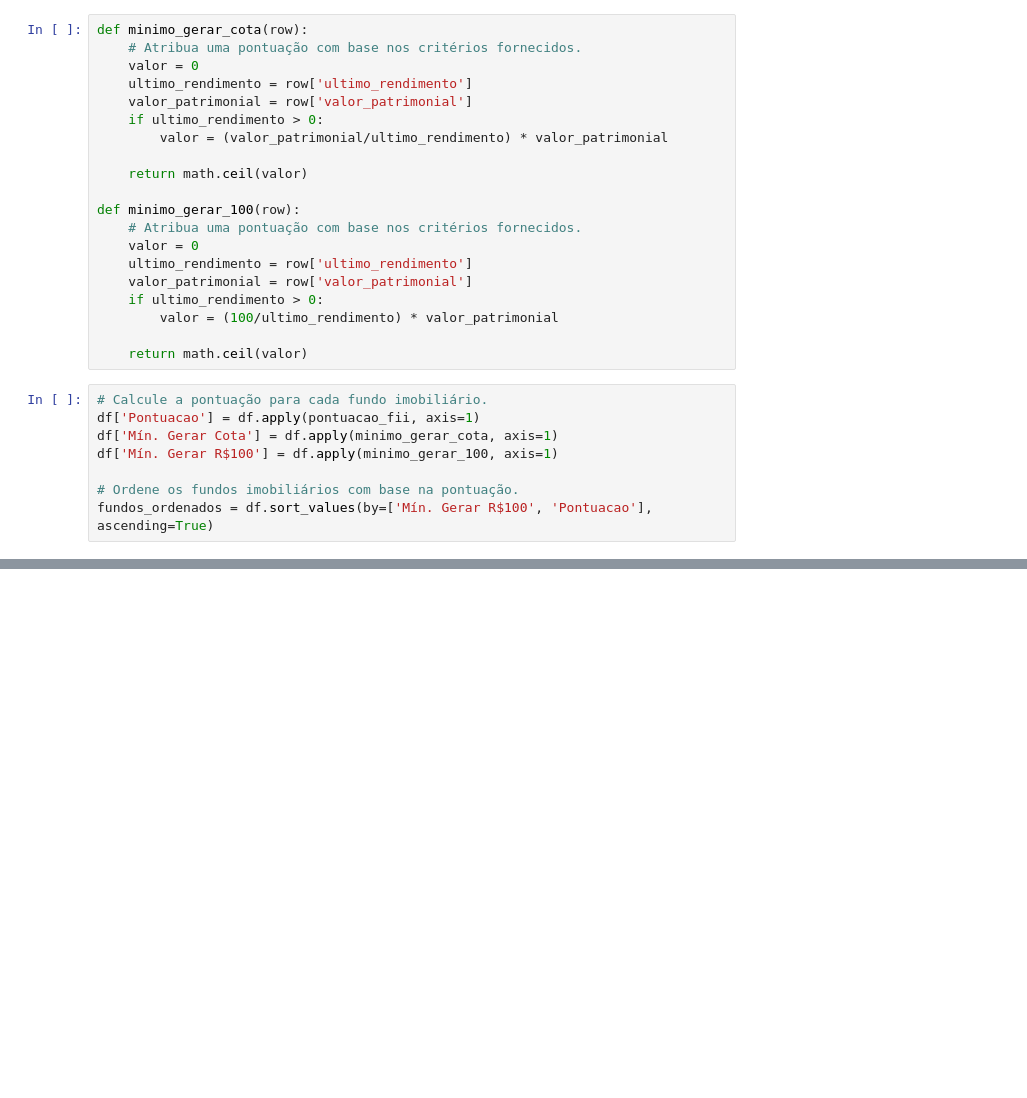
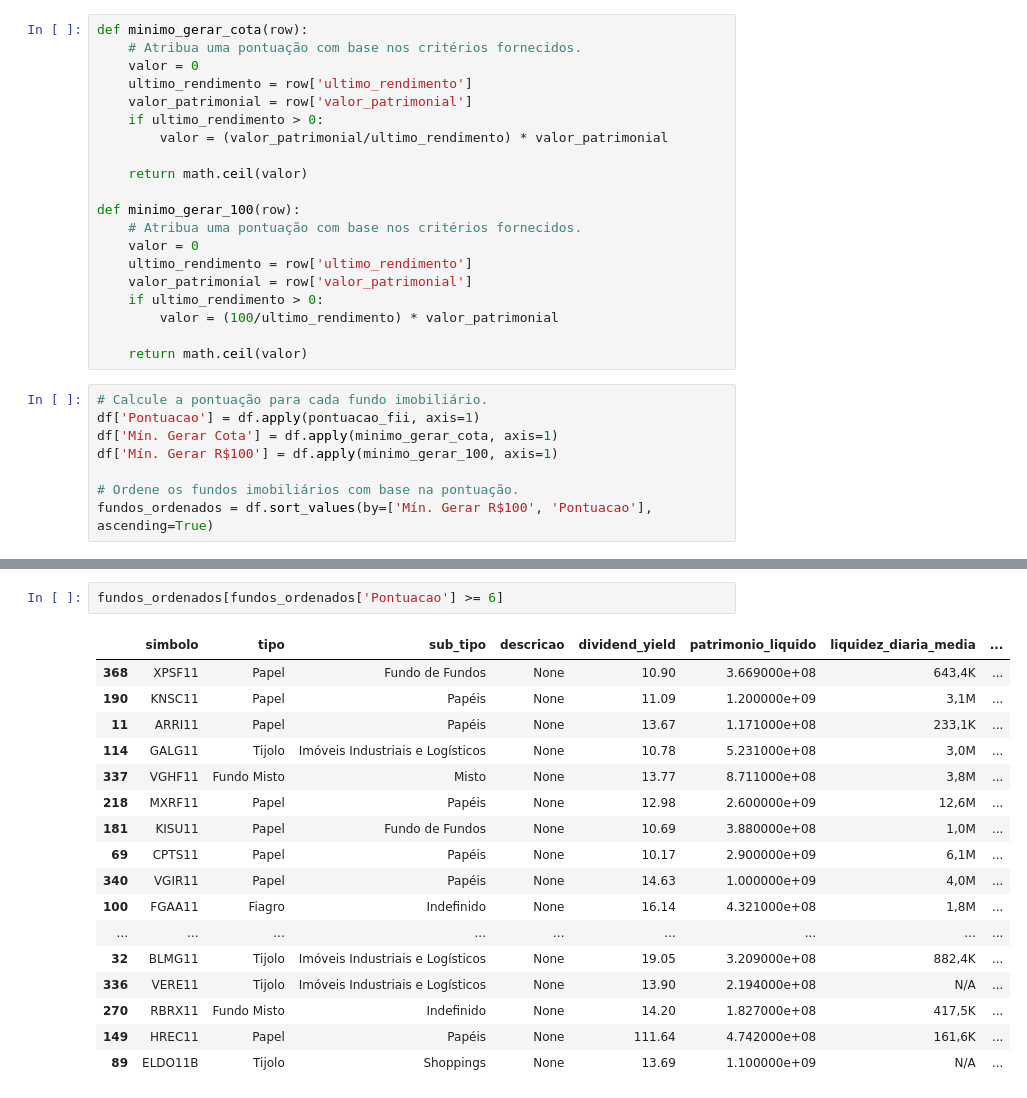
Before and after one commit to felippetadeu/analise_fundos_imobiliarios, a Jupyter notebook: notebooks/Untitled.ipynb, the cells around one changed output, grey strips where cells are left out. Saved outputs shown, nothing was run; the diff lists cells and outputs as text; blank space fills up the shorter version.

```diff
--- a/notebooks/Untitled.ipynb
+++ b/notebooks/Untitled.ipynb
@@ -132,0 +141,20 @@ fundos_ordenados[fundos_ordenados['Pontuacao'] >= 5]
+# %%
+fundos_ordenados[fundos_ordenados['Pontuacao'] >= 6]
+# %% [output]
+|  | simbolo | tipo | sub_tipo | descricao | dividend_yield | patrimonio_liquido | liquidez_diaria_media | ... |
+| 368 | XPSF11 | Papel | Fundo de Fundos | None | 10.90 | 3.669000e+08 | 643,4K | ... |
+| 190 | KNSC11 | Papel | Papéis | None | 11.09 | 1.200000e+09 | 3,1M | ... |
+| 11 | ARRI11 | Papel | Papéis | None | 13.67 | 1.171000e+08 | 233,1K | ... |
+| 114 | GALG11 | Tijolo | Imóveis Industriais e Logísticos | None | 10.78 | 5.231000e+08 | 3,0M | ... |
+| 337 | VGHF11 | Fundo Misto | Misto | None | 13.77 | 8.711000e+08 | 3,8M | ... |
+| 218 | MXRF11 | Papel | Papéis | None | 12.98 | 2.600000e+09 | 12,6M | ... |
+| 181 | KISU11 | Papel | Fundo de Fundos | None | 10.69 | 3.880000e+08 | 1,0M | ... |
+| 69 | CPTS11 | Papel | Papéis | None | 10.17 | 2.900000e+09 | 6,1M | ... |
+| 340 | VGIR11 | Papel | Papéis | None | 14.63 | 1.000000e+09 | 4,0M | ... |
+| 100 | FGAA11 | Fiagro | Indefinido | None | 16.14 | 4.321000e+08 | 1,8M | ... |
+| ... | ... | ... | ... | ... | ... | ... | ... | ... |
+| 32 | BLMG11 | Tijolo | Imóveis Industriais e Logísticos | None | 19.05 | 3.209000e+08 | 882,4K | ... |
+| 336 | VERE11 | Tijolo | Imóveis Industriais e Logísticos | None | 13.90 | 2.194000e+08 | N/A | ... |
+| 270 | RBRX11 | Fundo Misto | Indefinido | None | 14.20 | 1.827000e+08 | 417,5K | ... |
+| 149 | HREC11 | Papel | Papéis | None | 111.64 | 4.742000e+08 | 161,6K | ... |
+| 89 | ELDO11B | Tijolo | Shoppings | None | 13.69 | 1.100000e+09 | N/A | ... |
```
Also changed, not shown: parts of 2 cells of this notebook.
